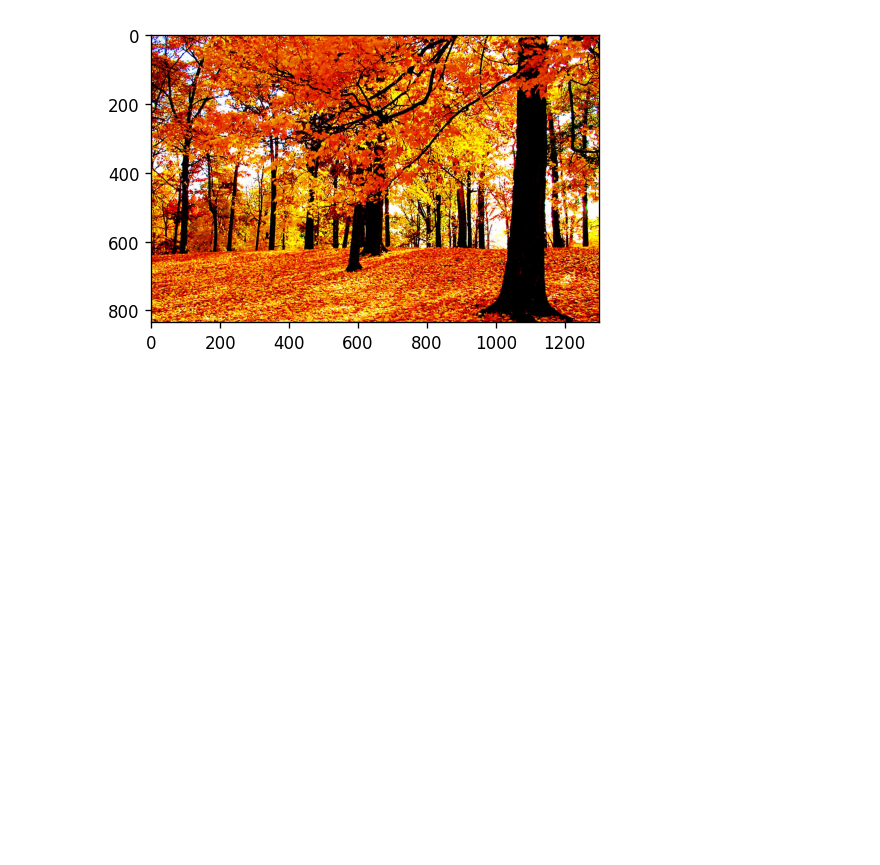
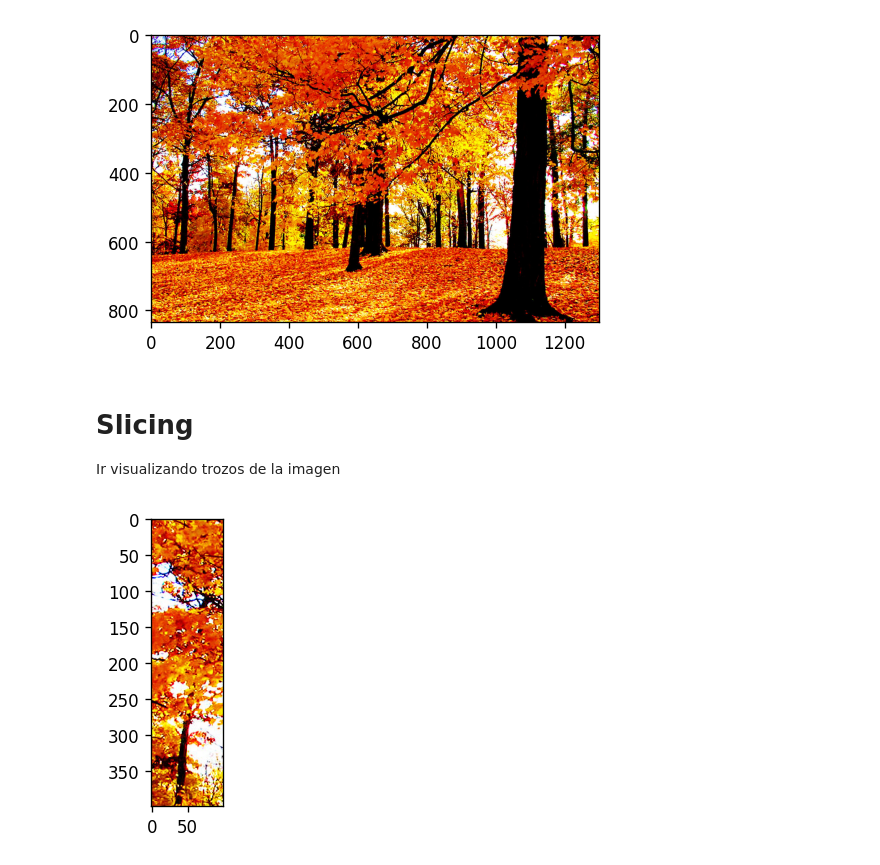
Before and after one commit to AnaLopezMartinez/Fundamentos-IA, a Jupyter notebook: Lectura1.ipynb, the cells around one changed output. Saved outputs shown, nothing was run; the diff lists cells and outputs as text; code cells hidden in the pictures; blank space fills up the shorter version.

```diff
--- a/Lectura1.ipynb
+++ b/Lectura1.ipynb
@@ -33,3 +33,13 @@ plt.imshow(img_color)
 plt.show()
 # %% [output]
 [figure]
+# %% [markdown]
+# Slicing
+
+Ir visualizando trozos de la imagen
+# %%
+ plt.figure(figsize=(6, 3), tight_layout=True)
+ plt.imshow(img_color[100:500, 200:300]);
+ plt.show()
+# %% [output]
+[figure, added]
```
Also changed, not shown: parts of 10 cells of this notebook.
